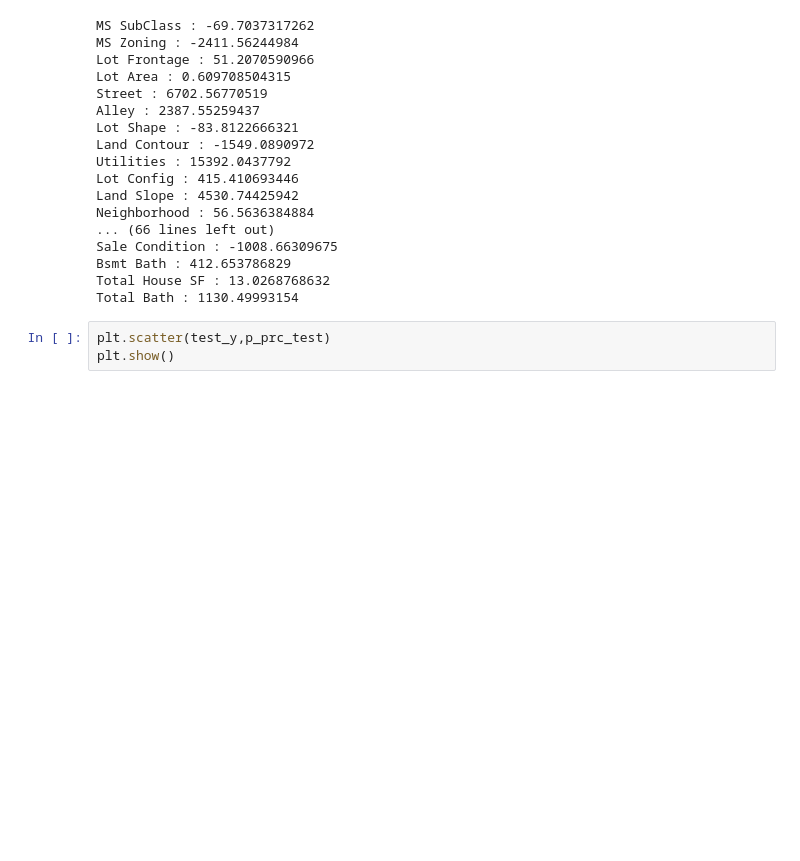
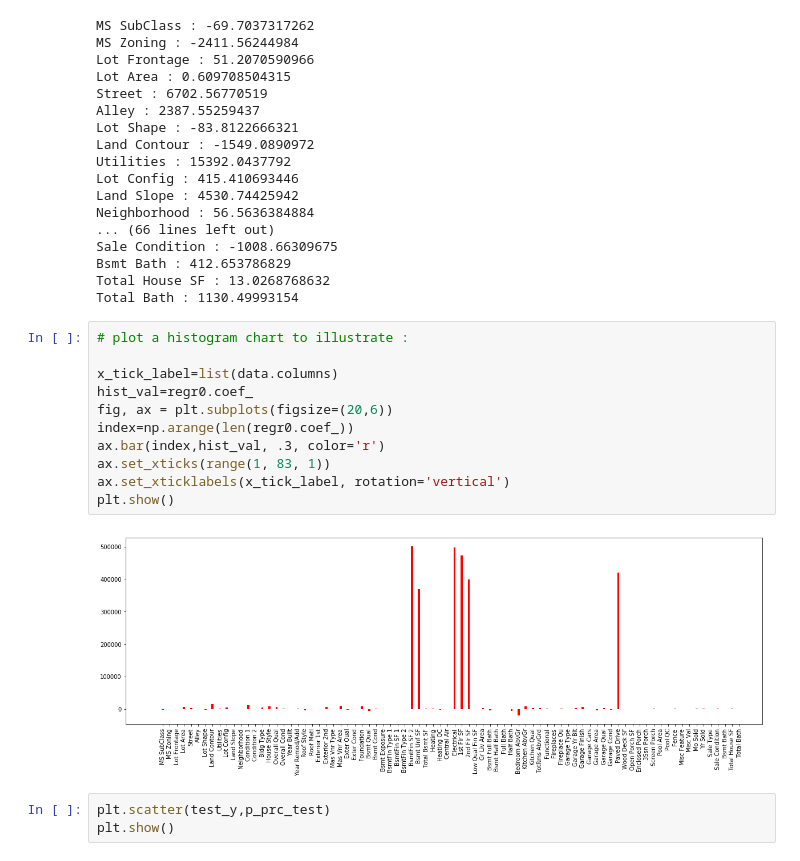
Before and after one commit to rt0161/AmesHousig-Project, a Jupyter notebook: Data_Exploration/ML_Model.ipynb, the cells around one changed output. Drawn from its saved outputs; the diff is of its cells as text; blank space fills up the shorter version.

```diff
--- a/Data_Exploration/ML_Model.ipynb
+++ b/Data_Exploration/ML_Model.ipynb
@@ -102,6 +102,19 @@ Sale Condition : -1008.66309675
 Bsmt Bath : 412.653786829
 Total House SF : 13.0268768632
 Total Bath : 1130.49993154
+# %%
+# plot a histogram chart to illustrate :
+
+x_tick_label=list(data.columns)
+hist_val=regr0.coef_
+fig, ax = plt.subplots(figsize=(20,6))
+index=np.arange(len(regr0.coef_))
+ax.bar(index,hist_val, .3, color='r')
+ax.set_xticks(range(1, 83, 1))
+ax.set_xticklabels(x_tick_label, rotation='vertical')
+plt.show()
+# %% [output]
+[figure, added]
 # %%
 plt.scatter(test_y,p_prc_test)
 plt.show()
```
Also changed, not shown: parts of 15 cells of this notebook.
